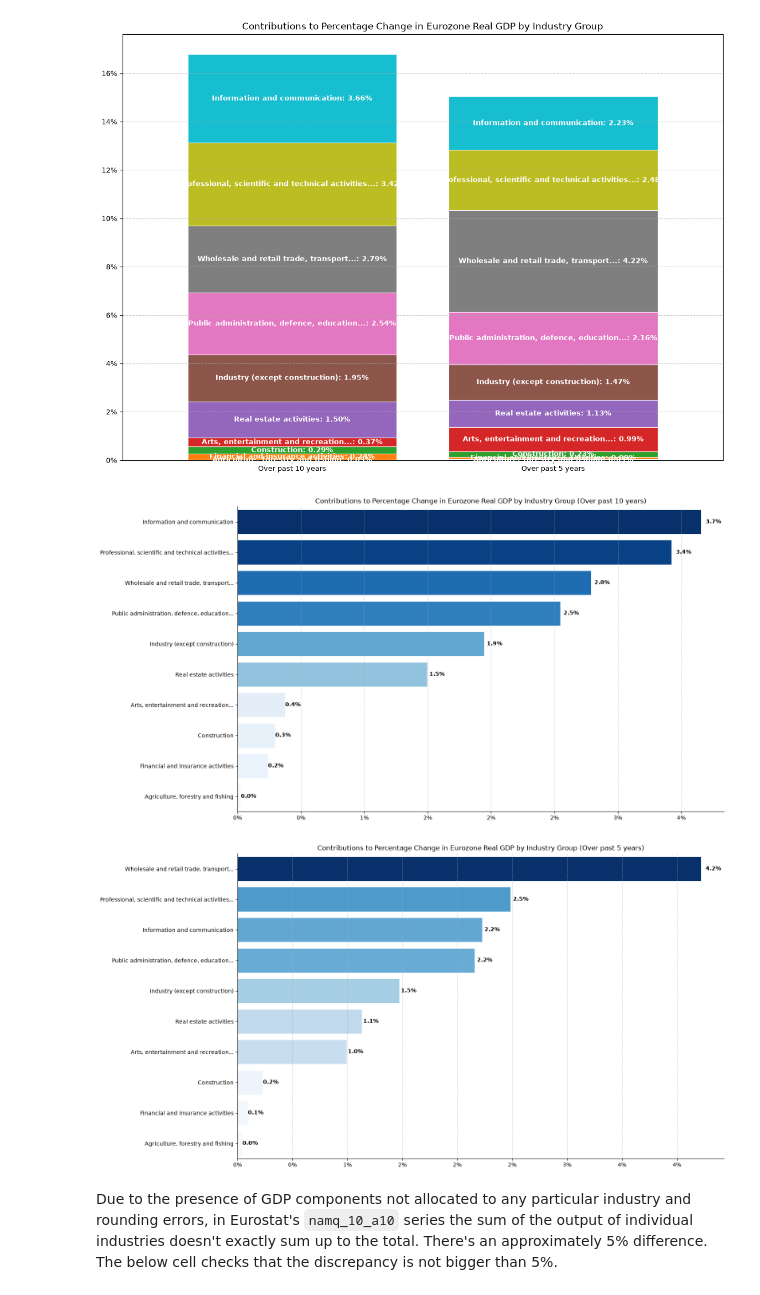
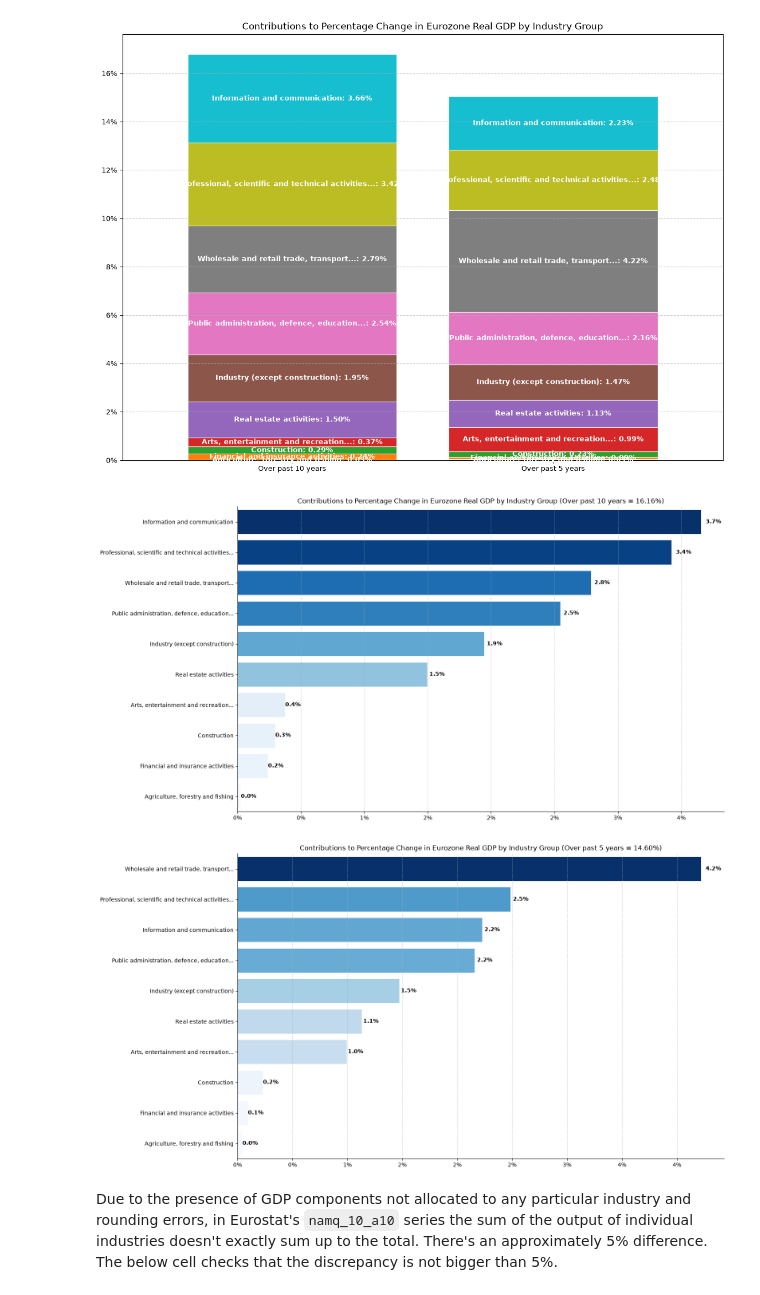
Before and after one commit to ilchen/EU_Economic_Data_Analysis, a Jupyter notebook: GDP_Composition_Eurozone.ipynb, the cells around one changed output. Drawn from its saved outputs; the diff is of its cells as text; code cells hidden in the pictures.

```diff
--- a/GDP_Composition_Eurozone.ipynb
+++ b/GDP_Composition_Eurozone.ipynb
@@ -467,13 +461,12 @@ ax.grid(axis='y', linestyle='--', alpha=0.7)
 # %% [output]
 [figure]
 # %%
-plotter = CapChangePlotter()
 for column in gdp_components_pct_chg.columns:
     _ = plotter.plot_cap_change_bars(changes=gdp_components_pct_chg.loc[:, column].sort_values(), mode="mixed", cut_off=20,
-                                     graph_title=f'{GRAPH_TITLE_GDP_COMPONENTS_PCT_CHG} ({column})')
+                                     graph_title=f'{GRAPH_TITLE_GDP_COMPONENTS_PCT_CHG} ({column} = {gdp_total_pct_chg.loc[column].squeeze():.2%})')
 # %% [output]
-[figure, old version]
+[figure, new version]
-[figure, old version]
+[figure, new version]
 # %% [markdown]
 Due to the presence of GDP components not allocated to any particular industry and rounding errors, in Eurostat's `namq_10_a10` series the sum of the output of individual industries doesn't exactly sum up to the total. There's an approximately 5% difference. The below cell checks that the discrepancy is not bigger than 5%.
 # %%
```
Also changed, not shown: parts of 3 cells of this notebook.
